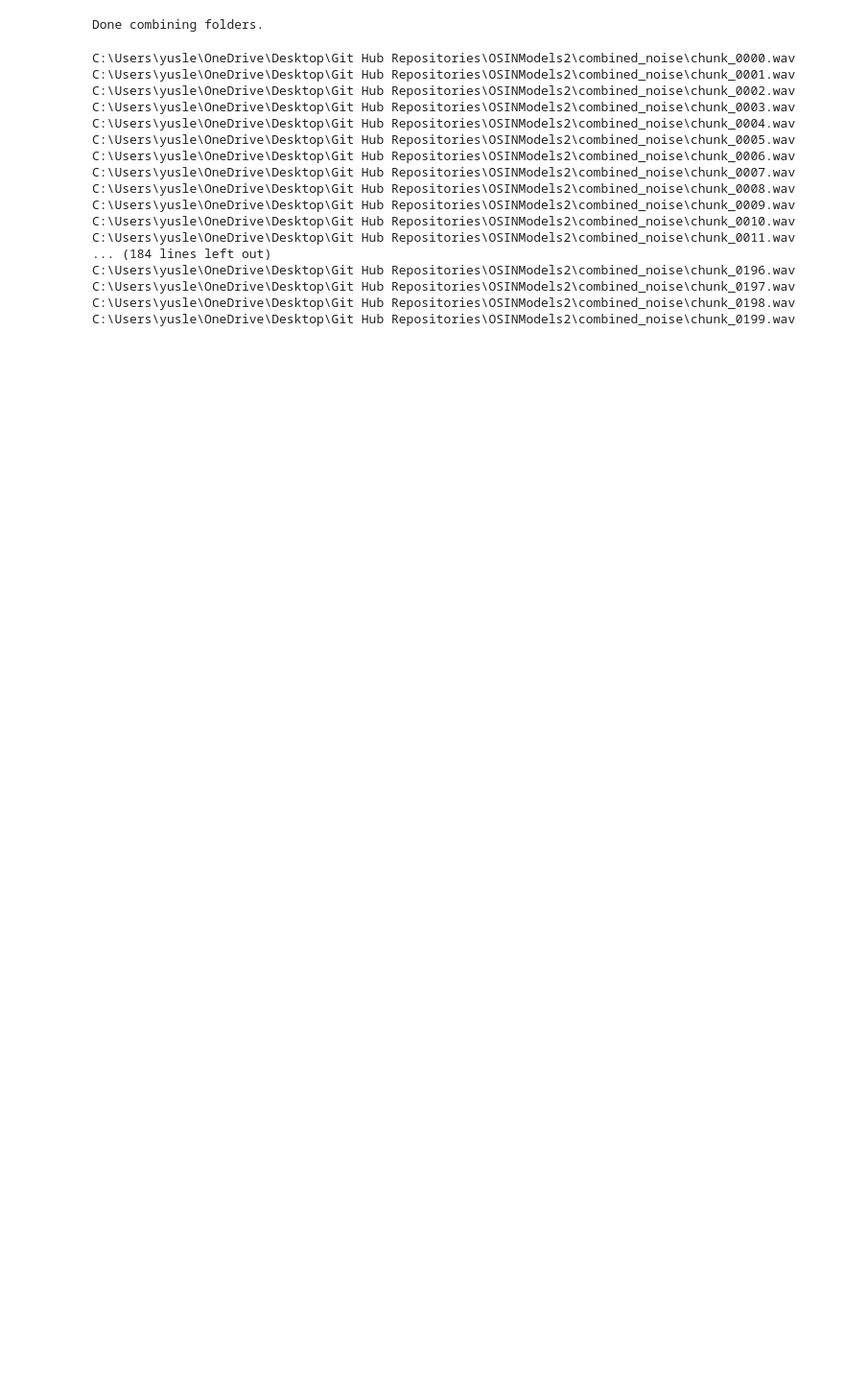
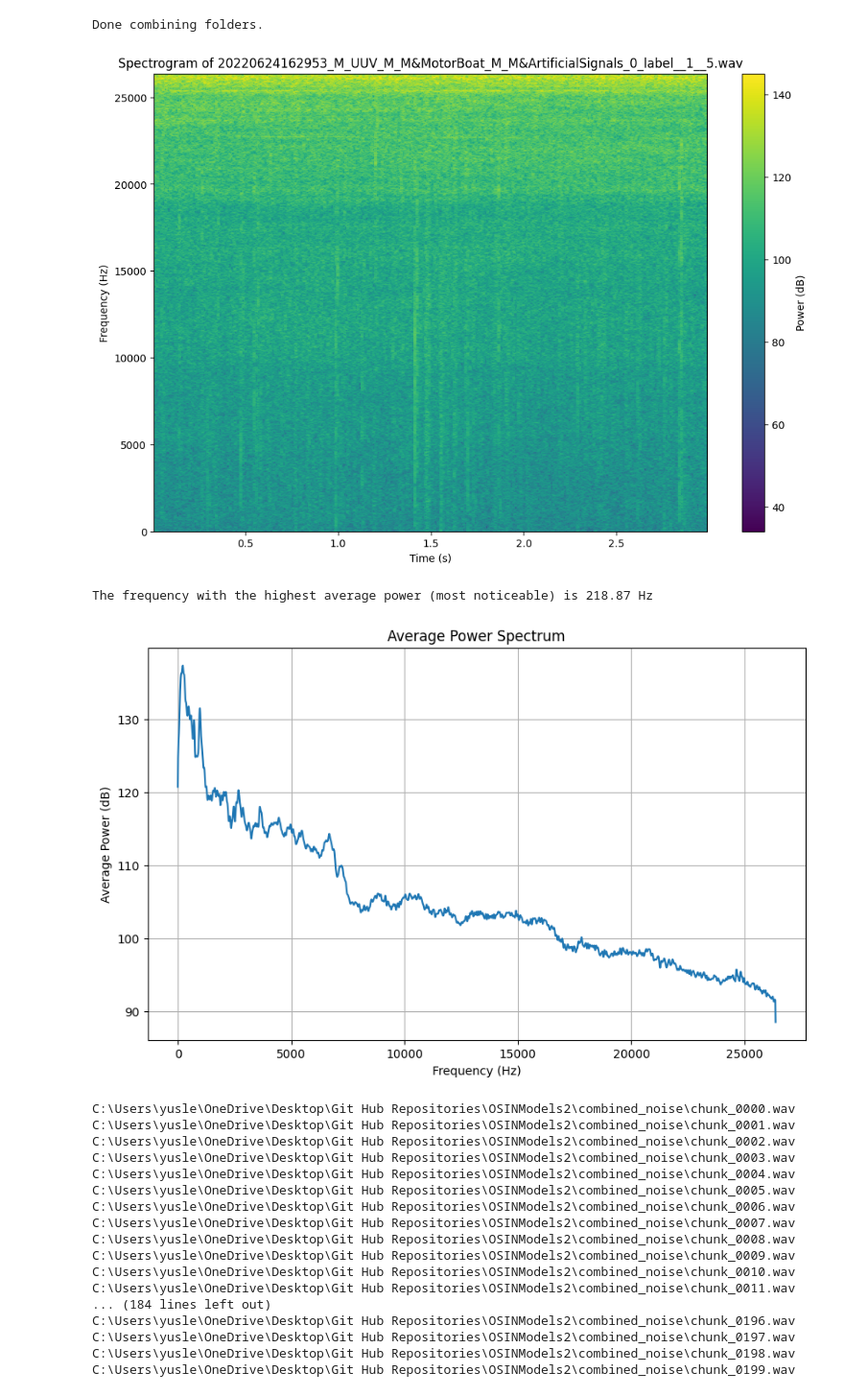
Before and after one commit to YuslenLopez/OSINModels2, a Jupyter notebook: EfficientNetVersusVisionTransformer on boat.ipynb, the cells around one changed output. Shown at 96% size. Cells and saved outputs as stored; diff of their text form; code cells hidden in the pictures; blank space fills up the shorter version.

Commit message:
new models and file updates for training and testing

```diff
--- a/EfficientNetVersusVisionTransformer on boat.ipynb
+++ b/EfficientNetVersusVisionTransformer on boat.ipynb
@@ -113,4 +152,55 @@ freq_max=1000
 window_size=1024
 overlapp=800
 n_fft=1024*4  #2^10
+# %%
+# Code for testing a single audio file: generate spectrogram, display it, and find the frequency with highest average power
+
+import matplotlib.pyplot as plt
+
+# Set the path to your single audio file
+file_path = r"C:\Users\yusle\OneDrive\Desktop\boat_audio\audio\UUV\UUV数据集\target\20220624162953_M_UUV_M_M&MotorBoat_M_M&ArtificialSignals_0_label__1__5.wav"  # Example path, change as needed
+
+# Read the audio file
+fs, x = wavfile.read(file_path)
+
+# Compute the spectrogram
+f, t, S = spectrogram(x, fs, nperseg=window_size, noverlap=overlapp, nfft=n_fft)
+
+# Use full frequency range (no mask)
+sxx = S
+
+# Convert to dB
+G = 10 * np.log10(sxx + 1e-8)
+
+# Flip for display (high freq at top)
+G_flipped = np.flipud(G)
+
+# Display the spectrogram
+plt.figure(figsize=(12, 8))
+plt.imshow(G_flipped, aspect='auto', origin='lower', extent=[t.min(), t.max(), f.min(), f.max()])
+plt.colorbar(label='Power (dB)')
+plt.xlabel('Time (s)')
+plt.ylabel('Frequency (Hz)')
+plt.title('Spectrogram of ' + os.path.basename(file_path))
+plt.show()
+
+# Analyze the average power per frequency to find the most prominent frequency
+avg_power = np.mean(sxx, axis=1)  # Average over time for each frequency bin
+max_idx = np.argmax(avg_power)
+prominent_freq = f[max_idx]
+
+print(f"The frequency with the highest average power (most noticeable) is {prominent_freq:.2f} Hz")
+
+# Optionally, plot the average power spectrum
+plt.figure(figsize=(10, 6))
+plt.plot(f, 10 * np.log10(avg_power + 1e-8))
+plt.xlabel('Frequency (Hz)')
+plt.ylabel('Average Power (dB)')
+plt.title('Average Power Spectrum')
+plt.grid(True)
+plt.show()
+# %% [output]
+[figure, added]
+The frequency with the highest average power (most noticeable) is 218.87 Hz
+[figure, added]
 # %%
```
Also changed, not shown: parts of 15 cells of this notebook, 14 other files.
